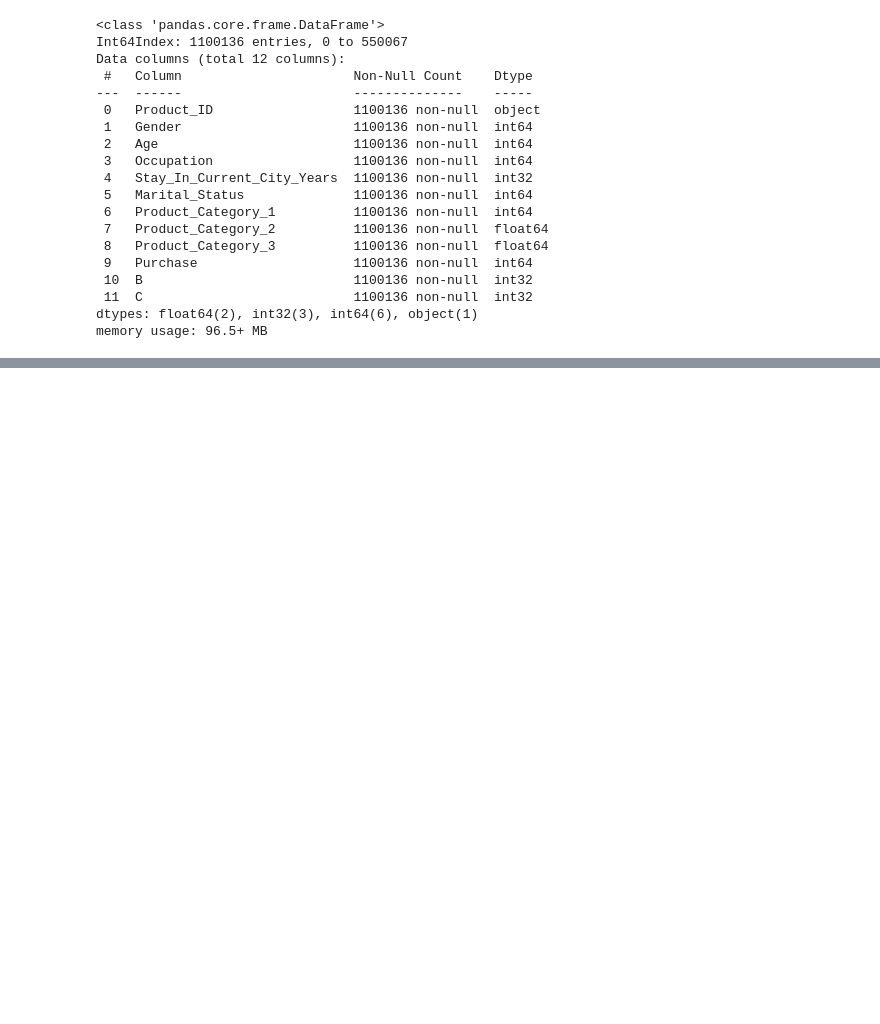
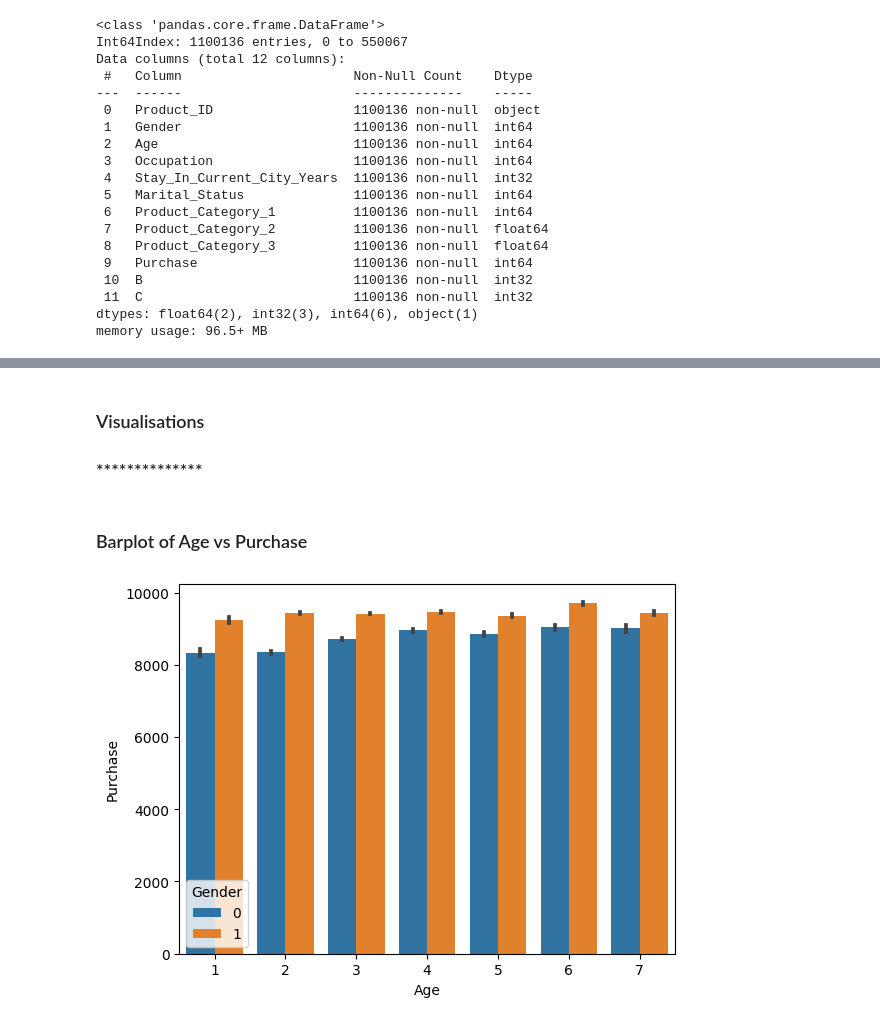
Before and after one commit to Ajayrajc1998/WEEK-10, a Jupyter notebook: BlackFriday.ipynb, the cells around one changed output, grey strips where cells are left out. Drawn from its saved outputs; the diff is of its cells as text; code cells hidden in the pictures; blank space fills up the shorter version.

```diff
--- a/BlackFriday.ipynb
+++ b/BlackFriday.ipynb
@@ -353,0 +368,10 @@ TypeError: barplot() got multiple values for argument 'data'
+# %% [markdown]
+### Visualisations
+### **************
+# %% [markdown]
+### Barplot of Age vs Purchase
+# %%
+sns.barplot(x='Age',y='Purchase',hue='Gender',data=df)
+plt.show()
+# %% [output]
+[figure, added]
```
Also changed, not shown: parts of 36 cells of this notebook.
